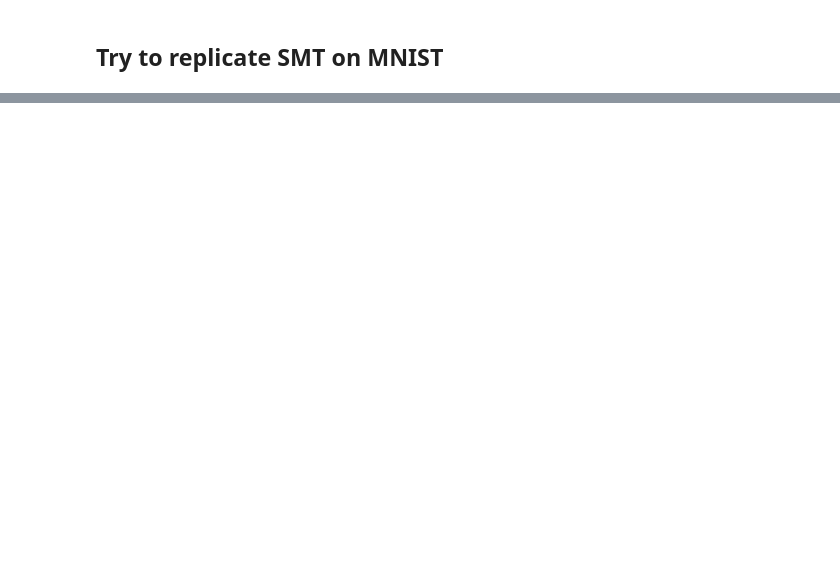
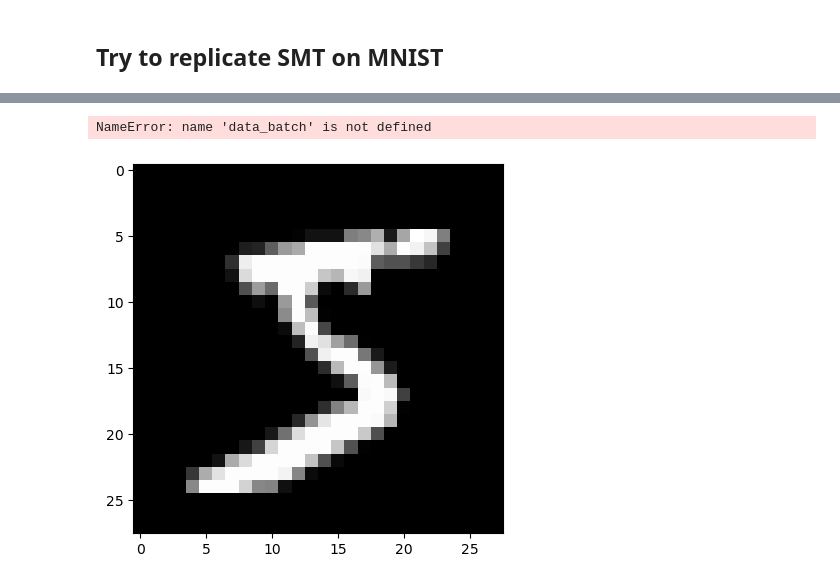
Before and after one commit to derek1909/SignalSpace-WarmUp, a Jupyter notebook: warmup.ipynb, the cells around one changed output, grey strips where cells are left out. Drawn from its saved outputs; the diff is of its cells as text; code cells hidden in the pictures; blank space fills up the shorter version.

```diff
--- a/warmup.ipynb
+++ b/warmup.ipynb
@@ -62,0 +75,18 @@ Extracting data/MNIST/raw/t10k-labels-idx1-ubyte.gz to data/MNIST/raw
+# %%
+# Initialize model and optimizer
+model = SparseCodingModel(input_dim=25, code_dim=10)
+optimizer = optim.Adam(model.parameters(), lr=0.001)
+
+# Training loop
+for epoch in range(10):
+    for image in training_data:
+        plt.imshow(image[0].squeeze(), cmap="gray")
+        optimizer.zero_grad()
+        sparse_codes, reconstruction = model(data_batch)
+        loss = model.loss(data_batch, sparse_codes, reconstruction)
+        loss.backward()
+        optimizer.step()
+    print(f"Epoch {epoch+1}, Loss: {loss.item()}")
+# %% [output]
+NameError: name 'data_batch' is not defined
+[figure, added]
```
Also changed, not shown: parts of 5 cells of this notebook, 2 other files.
